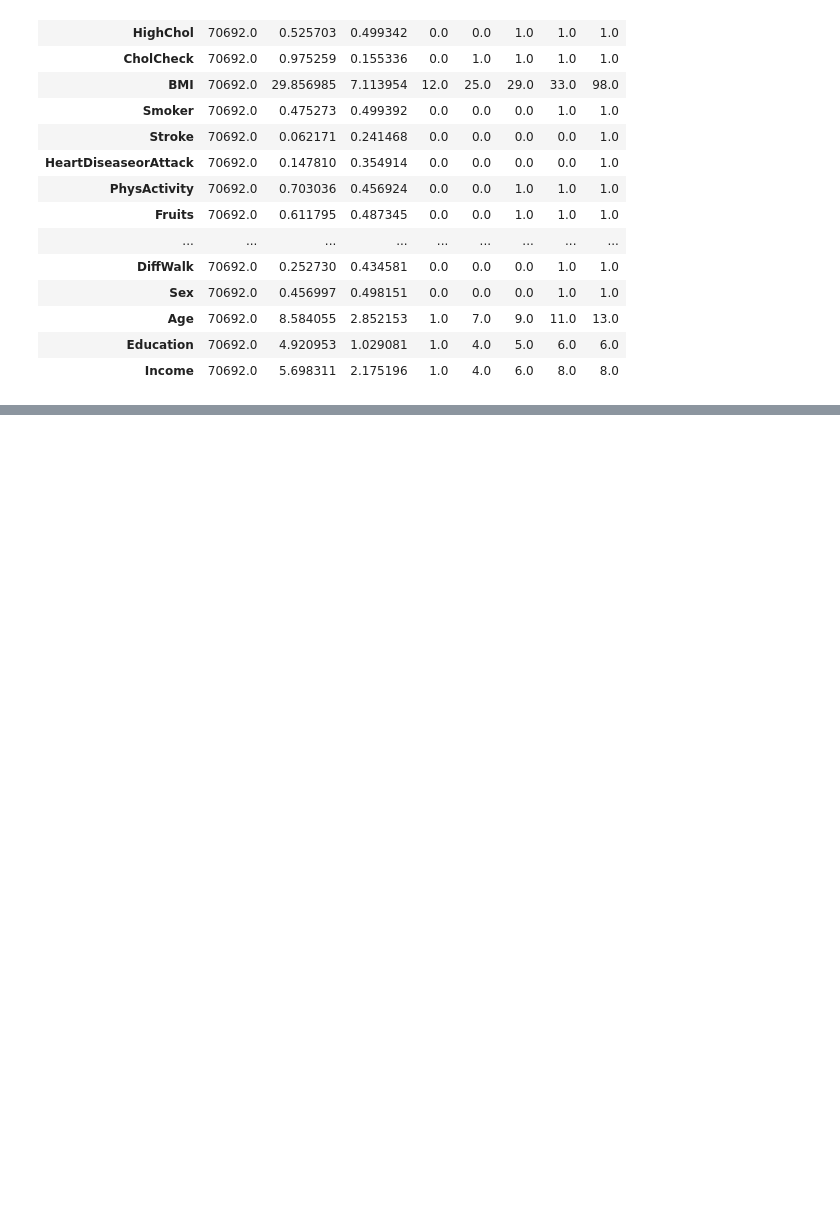
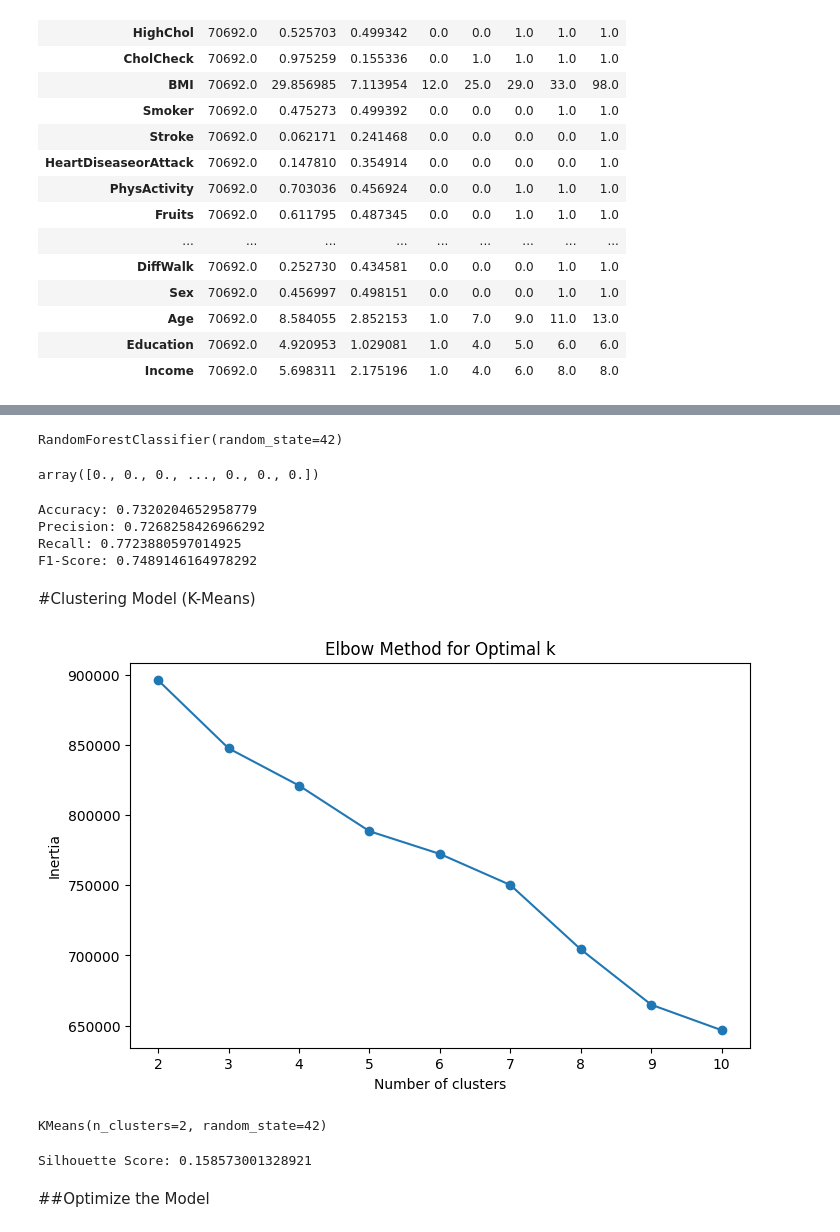
Before and after one commit to PasinduDil/ML-exercise, a Jupyter notebook: Classification_and_clustering_.ipynb, the cells around one changed output, grey strips where cells are left out. Drawn from its saved outputs; the diff is of its cells as text; code cells hidden in the pictures; blank space fills up the shorter version.

```diff
--- a/Classification_and_clustering_.ipynb
+++ b/Classification_and_clustering_.ipynb
@@ -79,0 +124,10 @@ df.describe().T
+# %%
+# Split the data into training, validation, and test sets
+X_train, X_temp, y_train, y_temp = train_test_split(X, y, test_size=0.3, random_state=42)
+X_val, X_test, y_val, y_test = train_test_split(X_temp, y_temp, test_size=0.5, random_state=42)
+# %%
+# Normalize the data
+scaler = StandardScaler()
+X_train = scaler.fit_transform(X_train)
+X_val = scaler.transform(X_val)
+X_test = scaler.transform(X_test)
@@ -79,0 +136,60 @@ df.describe().T
+# %%
+clf = RandomForestClassifier(random_state=42)
+clf.fit(X_train, y_train)
+# %% [output]
+RandomForestClassifier(random_state=42)
+# %%
+# Evaluate the Classification Model
+y_pred = clf.predict(X_val)
+y_pred
+# %% [output]
+array([0., 0., 0., ..., 0., 0., 0.])
+# %%
+# Calculate metrics
+accuracy = accuracy_score(y_val, y_pred)
+precision = precision_score(y_val, y_pred)
+recall = recall_score(y_val, y_pred)
+f1 = f1_score(y_val, y_pred)
+
+print(f"Accuracy: {accuracy}")
+print(f"Precision: {precision}")
+print(f"Recall: {recall}")
+print(f"F1-Score: {f1}")
+# %% [output]
+Accuracy: 0.7320204652958779
+Precision: 0.7268258426966292
+Recall: 0.7723880597014925
+F1-Score: 0.7489146164978292
+# %% [markdown]
+#Clustering Model (K-Means)
+# %%
+inertia = []
+for k in range(2, 11):
+    kmeans = KMeans(n_clusters=k, random_state=42)
+    kmeans.fit(X_train)
+    inertia.append(kmeans.inertia_)
+# %%
+# Plot the Elbow Method
+plt.figure(figsize=(8, 5))
+plt.plot(range(2, 11), inertia, marker='o')
+plt.title('Elbow Method for Optimal k')
+plt.xlabel('Number of clusters')
+plt.ylabel('Inertia')
+plt.show()
+# %% [output]
+[figure, added]
+# %%
+# Choose the optimal number of clusters
+kmeans = KMeans(n_clusters=2, random_state=42)
+kmeans.fit(X_train)
+# %% [output]
+KMeans(n_clusters=2, random_state=42)
+# %%
+# Evaluate the Clustering Model
+labels = kmeans.labels_
+silhouette_avg = silhouette_score(X_train, labels)
+print(f"Silhouette Score: {silhouette_avg}")
+# %% [output]
+Silhouette Score: 0.158573001328921
+# %% [markdown]
+##Optimize the Model
```
Also changed, not shown: parts of 14 cells of this notebook.
